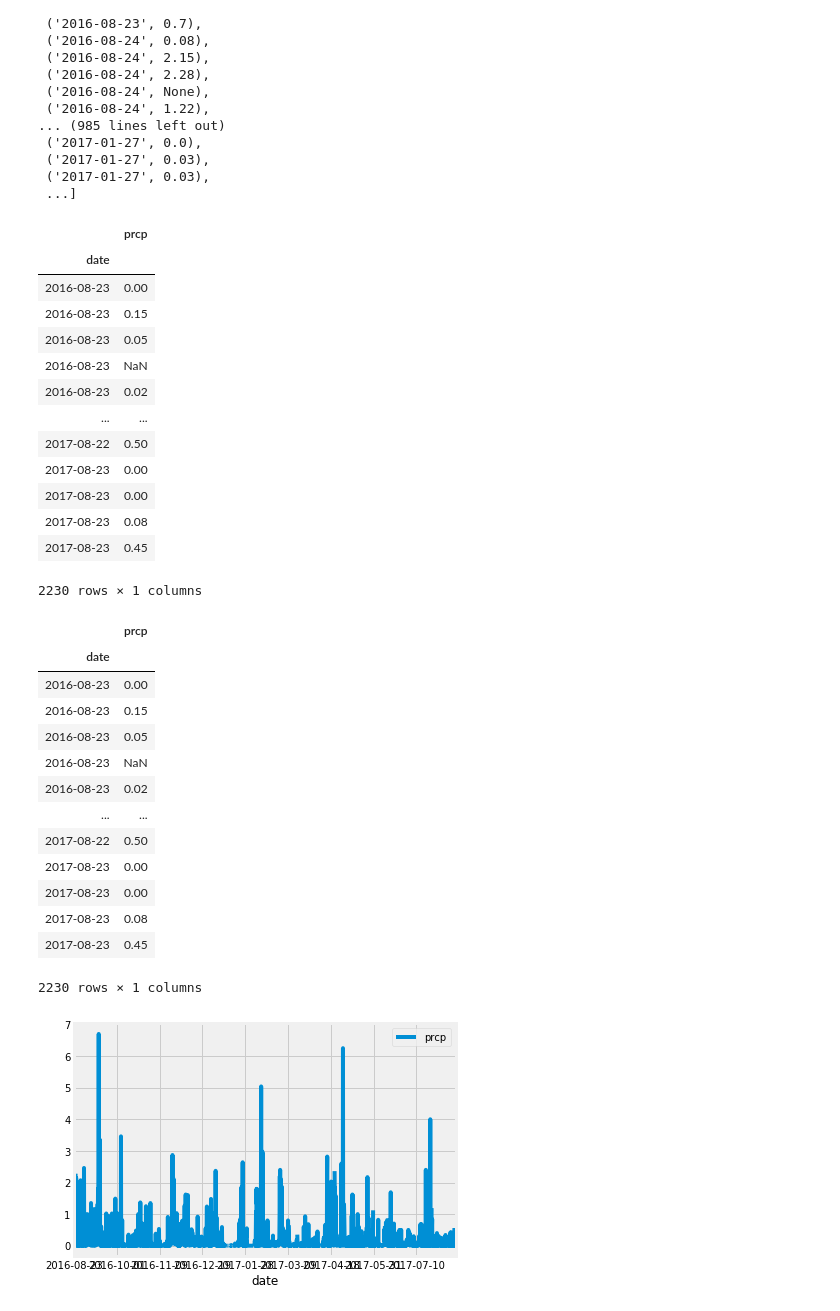
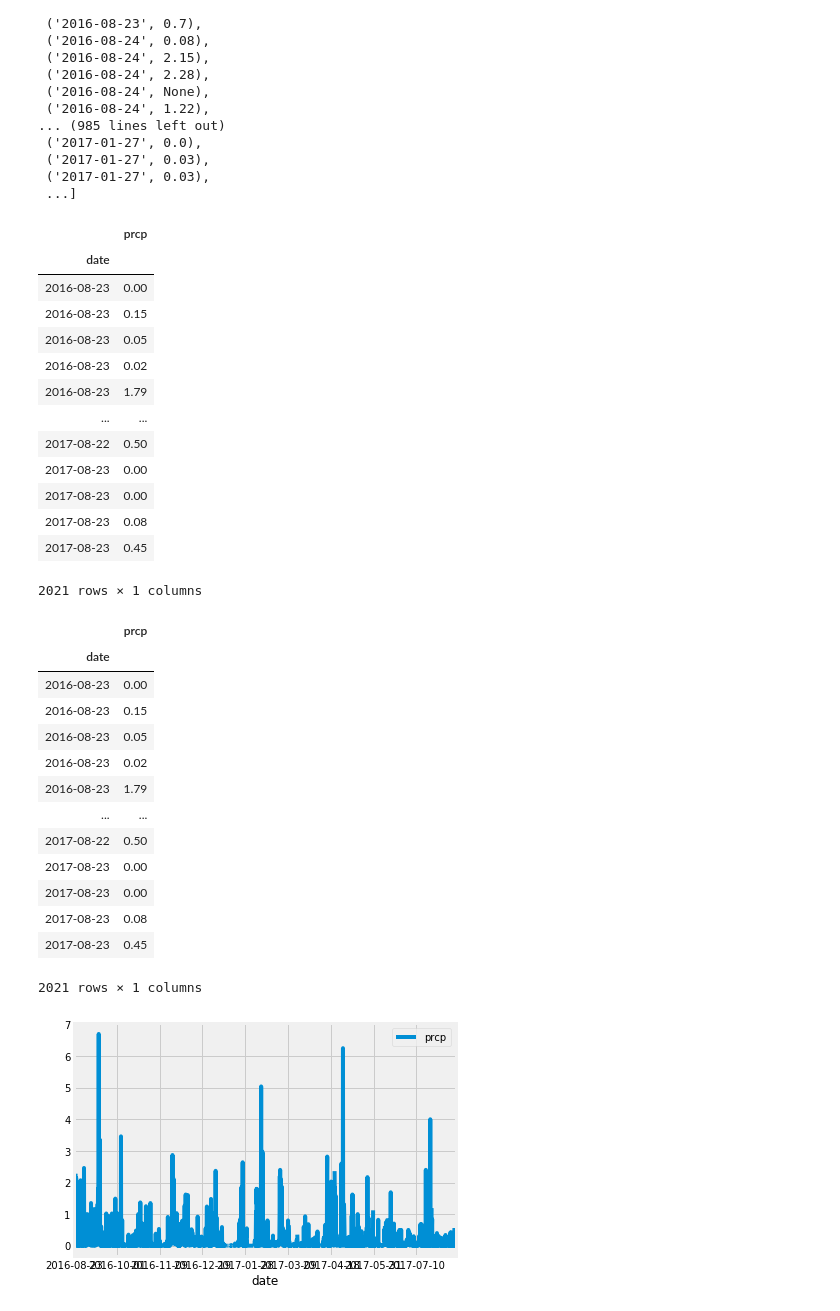
Before and after one commit to VallieTracy/sqlalchemy-challenge, a Jupyter notebook: main.ipynb, the cells around one changed output. Cells and saved outputs as stored; diff of their text form; code cells hidden in the pictures.

Commit message:
continued work on precip analysis

```diff
--- a/main.ipynb
+++ b/main.ipynb
@@ -81,23 +81,26 @@ precip_totals
 # %%
 # Save the query results as a Pandas DataFrame and set the index to the date column
 precip_df = pd.DataFrame(precip_totals, columns = ['date', 'prcp'])
 precip_df.set_index('date', inplace=True)
+
+# Drop 'NaN' values
+precip_df = precip_df.dropna()
 precip_df
 # %% [output]
 |  | prcp |
 | date |  |
 | 2016-08-23 | 0.00 |
 | 2016-08-23 | 0.15 |
 | 2016-08-23 | 0.05 |
-| 2016-08-23 | NaN |
 | 2016-08-23 | 0.02 |
+| 2016-08-23 | 1.79 |
 | ... | ... |
 | 2017-08-22 | 0.50 |
 | 2017-08-23 | 0.00 |
 | 2017-08-23 | 0.00 |
 | 2017-08-23 | 0.08 |
 | 2017-08-23 | 0.45 |
-2230 rows × 1 columns
+2021 rows × 1 columns
 # %%
 # Sort the dataframe by date
 precip_df = precip_df.sort_index()
@@ -108,15 +111,15 @@ precip_df
 | 2016-08-23 | 0.00 |
 | 2016-08-23 | 0.15 |
 | 2016-08-23 | 0.05 |
-| 2016-08-23 | NaN |
 | 2016-08-23 | 0.02 |
+| 2016-08-23 | 1.79 |
 | ... | ... |
 | 2017-08-22 | 0.50 |
 | 2017-08-23 | 0.00 |
 | 2017-08-23 | 0.00 |
 | 2017-08-23 | 0.08 |
 | 2017-08-23 | 0.45 |
-2230 rows × 1 columns
+2021 rows × 1 columns
 # %%
 # Use Pandas Plotting with Matplotlib to plot the data
 precip_df.plot()
```
Also changed, not shown: parts of 11 cells of this notebook.
